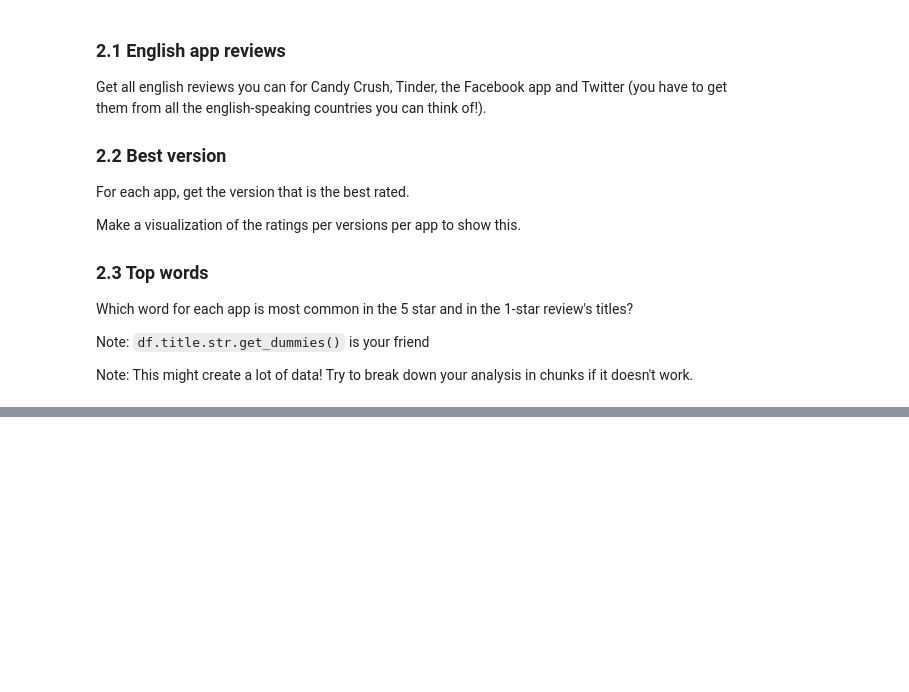
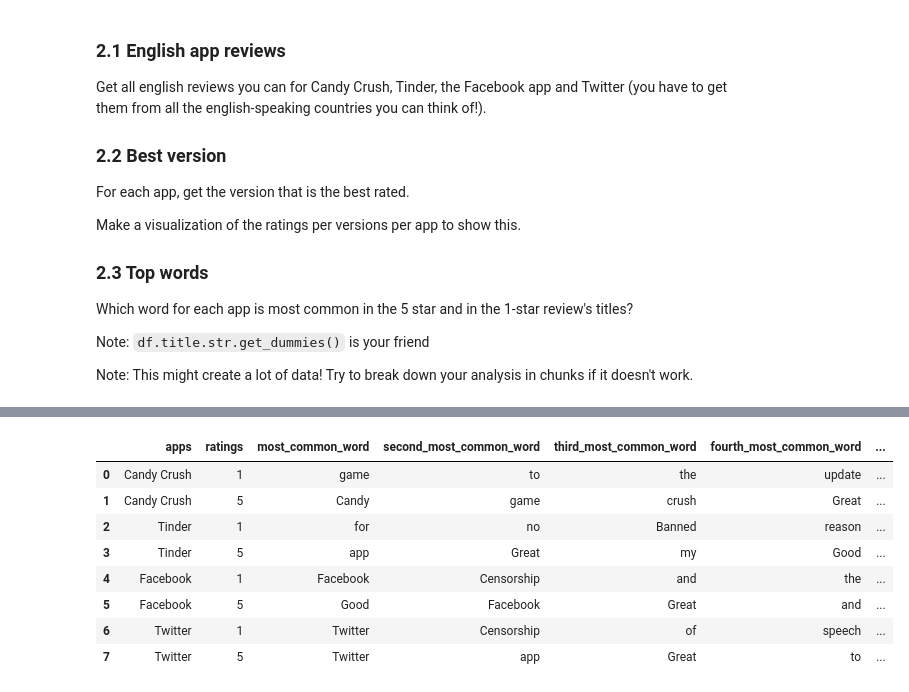
Before and after one commit to cb-ds-1/4-5-web-data, a Jupyter notebook: workshop.ipynb, the cells around one changed output, grey strips where cells are left out. Cells and saved outputs as stored; diff of their text form; code cells hidden in the pictures; blank space fills up the shorter version.

```diff
--- a/workshop.ipynb
+++ b/workshop.ipynb
@@ -58,3 +205,43 @@ Note: This might create a lot of data! Try to break down your analysis in chunks
+# %%
+#2.3 Which word for each app is most common in the 5 star and in the 1-star review's titles?
+#Note: df.title.str.get_dummies() is your friend
+#Note: This might create a lot of data! Try to break down your analysis in chunks if it doesn't work.
+data_d = {
+    'apps':[],
+    'ratings': [],
+    'most_common_word':[],
+    'second_most_common_word':[],
+    'third_most_common_word':[],
+    'fourth_most_common_word': [],
+    'fifth_most_common_word': []
+}
+ratings = [1,5]
+for app in app_names:
+    for rating in ratings:
+        filter_title = df['APP_NAME'] == app
+        filter_rating = df['APP_RATING'] == rating
+        df_temp = df[((filter_title) & (filter_rating))]
+        df_temp = (df_temp['TITLE'].str.get_dummies(sep=' ')
+                                       .sum()
+                                       .sort_values(ascending = False))
+        data_d['apps'].append(app)
+        data_d['ratings'].append(rating)
+        for i,v in enumerate(['most_common_word', 'second_most_common_word','third_most_common_word','fourth_most_common_word', 'fifth_most_common_word']):
+            data_d[v].append(df_temp.index[i])
+
+
+df = pd.DataFrame(data_d)
+df
+# %% [output]
+|  | apps | ratings | most_common_word | second_most_common_word | third_most_common_word | fourth_most_common_word | ... |
+| 0 | Candy Crush | 1 | game | to | the | update | ... |
+| 1 | Candy Crush | 5 | Candy | game | crush | Great | ... |
+| 2 | Tinder | 1 | for | no | Banned | reason | ... |
+| 3 | Tinder | 5 | app | Great | my | Good | ... |
+| 4 | Facebook | 1 | Facebook | Censorship | and | the | ... |
+| 5 | Facebook | 5 | Good | Facebook | Great | and | ... |
+| 6 | Twitter | 1 | Twitter | Censorship | of | speech | ... |
+| 7 | Twitter | 5 | Twitter | app | Great | to | ... |
 # %% [markdown]
 # 3 (STRETCH) IMDB scraping
 
```
Also changed, not shown: parts of 7 cells of this notebook.
